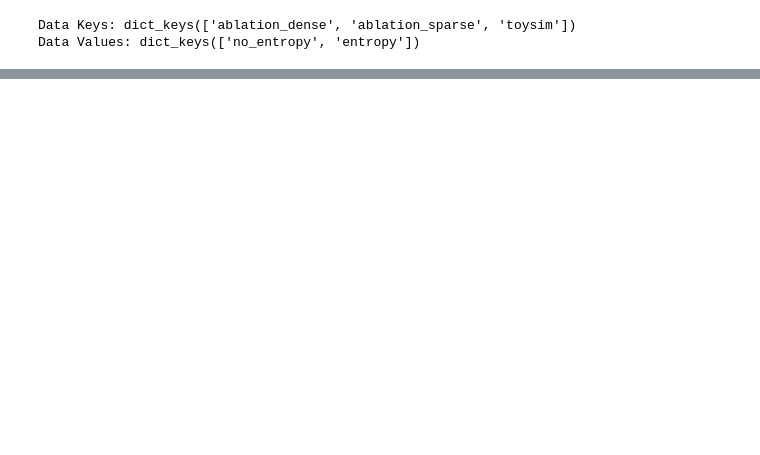
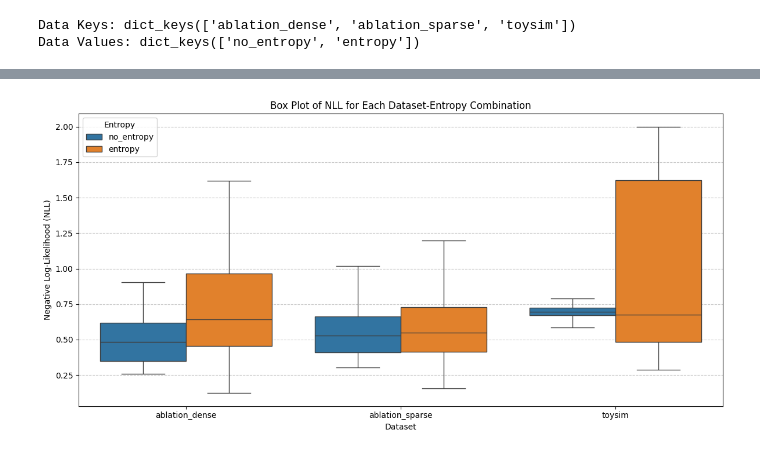
Before and after one commit to shaymeister/VSA-OGM, a Jupyter notebook: results/visualization/exp1.ipynb, the cells around one changed output, grey strips where cells are left out. Drawn from its saved outputs; the diff is of its cells as text; code cells hidden in the pictures; blank space fills up the shorter version.

Commit message:
adding initial box plots of auc and nll comparison across different parameter combinations

```diff
--- a/results/visualization/exp1.ipynb
+++ b/results/visualization/exp1.ipynb
@@ -63,0 +69,16 @@ print(original_df.head())
+# %%
+# Load data into a structured format
+box_plot_data = []
+for dataset, entropy_config in data_frames.items():
+    for entropy, df in entropy_config.items():
+        for _, row in df.iterrows():
+            box_plot_data.append({
+                "Dataset": dataset,
+                "Entropy": entropy,
+                "Dataset_Entropy": f"{dataset}",
+                "NLL": row["test_nll"],
+                "AUC": row["test_auc"]
+            })
+box_plot_dataframe = pd.DataFrame(box_plot_data)
+print(box_plot_dataframe.columns)
+box_plot_dataframe.head()
@@ -63,0 +93,17 @@ print(original_df.head())
+# %%
+plt.figure(figsize=(12, 6))
+sns.boxplot(x='Dataset_Entropy', y="NLL", data=box_plot_dataframe, hue="Entropy", showfliers=False, dodge=True)
+
+# Improve readability
+# plt.xticks(rotation=45, ha="right")
+plt.xlabel("Dataset")
+plt.ylabel("Negative Log-Likelihood (NLL)")
+plt.title("Box Plot of NLL for Each Dataset-Entropy Combination")
+plt.grid(axis='y', linestyle='--', alpha=0.7)
+
+# Show plot
+plt.tight_layout()
+plt.savefig("exp1_nll_boxplot.svg")
+plt.show()
+# %% [output]
+[figure, added]
```
Also changed, not shown: parts of 7 cells of this notebook.
